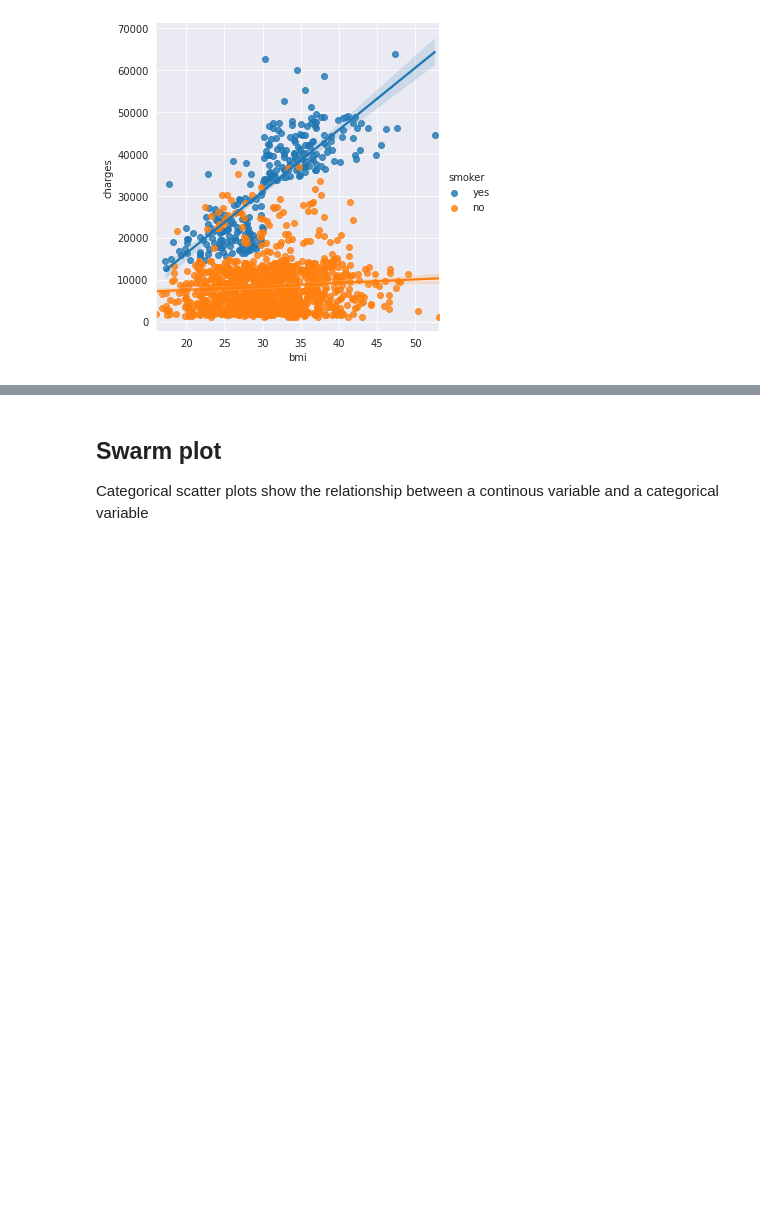
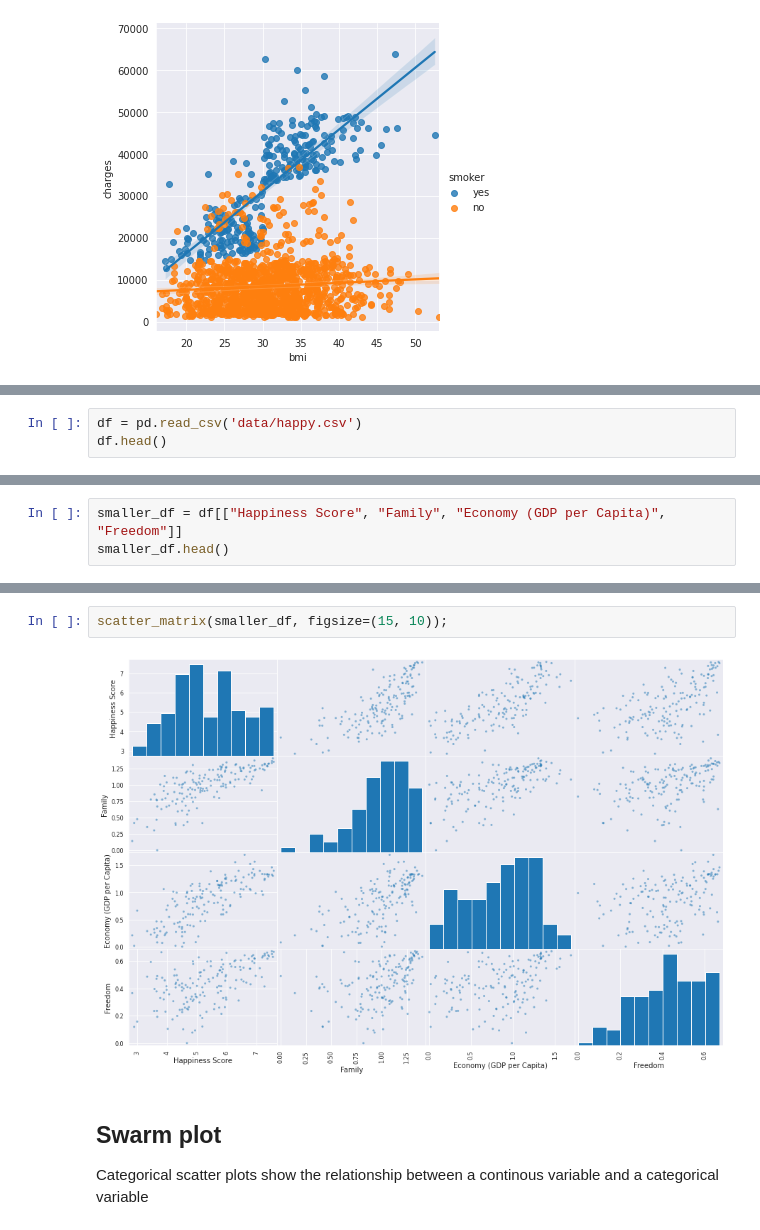
Before and after one commit to gillouche/exploratory-data-analysis, a Jupyter notebook: notebooks/003. data visualization.ipynb, the cells around one changed output, grey strips where cells are left out. Cells and saved outputs as stored; diff of their text form; blank space fills up the shorter version.

```diff
--- a/notebooks/003. data visualization.ipynb
+++ b/notebooks/003. data visualization.ipynb
@@ -145,0 +163,3 @@ sns.lmplot(x="bmi", y="charges", hue="smoker", data=data)
+# %%
+df = pd.read_csv('data/happy.csv')
+df.head()
@@ -145,0 +173,3 @@ sns.lmplot(x="bmi", y="charges", hue="smoker", data=data)
+# %%
+smaller_df = df[["Happiness Score", "Family", "Economy (GDP per Capita)", "Freedom"]]
+smaller_df.head()
@@ -146,3 +183,7 @@ sns.lmplot(x="bmi", y="charges", hue="smoker", data=data)
+# %%
+scatter_matrix(smaller_df, figsize=(15, 10));
+# %% [output]
+[figure, added]
 # %% [markdown]
 ## Swarm plot
 
```
Also changed, not shown: parts of 19 cells of this notebook, 1 other file.
